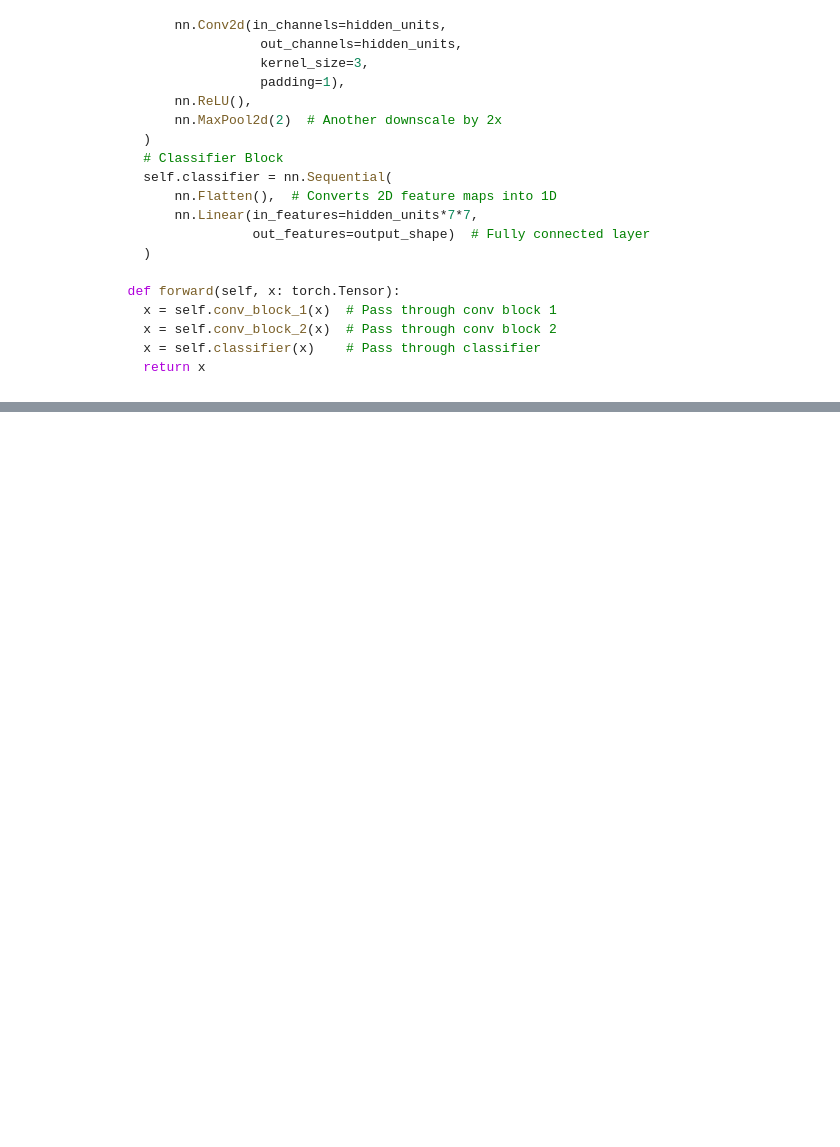
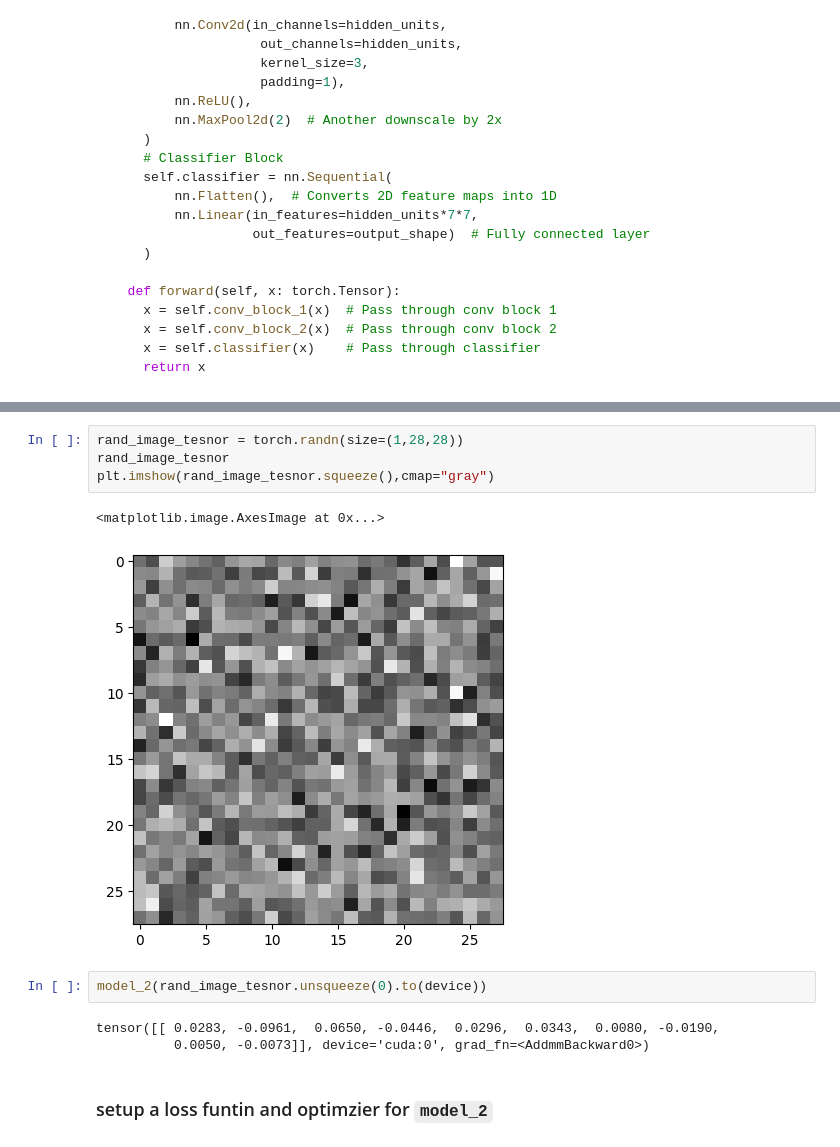
Before and after one commit to lewisnjue/AI, a Jupyter notebook: computer_vision_and_convolution_neural_network.ipynb, the cells around one changed output, grey strips where cells are left out. Saved outputs shown, nothing was run; the diff lists cells and outputs as text; blank space fills up the shorter version.

```diff
--- a/computer_vision_and_convolution_neural_network.ipynb
+++ b/computer_vision_and_convolution_neural_network.ipynb
@@ -926,0 +1065,14 @@ What Format Do PyTorch CNNs Expect?
+# %%
+rand_image_tesnor = torch.randn(size=(1,28,28))
+rand_image_tesnor
+plt.imshow(rand_image_tesnor.squeeze(),cmap="gray")
+# %% [output]
+<matplotlib.image.AxesImage at 0x...>
+[figure, added]
+# %%
+model_2(rand_image_tesnor.unsqueeze(0).to(device))
+# %% [output]
+tensor([[ 0.0283, -0.0961,  0.0650, -0.0446,  0.0296,  0.0343,  0.0080, -0.0190,
+          0.0050, -0.0073]], device='cuda:0', grad_fn=<AddmmBackward0>)
+# %% [markdown]
+###  setup a loss funtin and optimzier for `model_2`
```
Also changed, not shown: parts of 24 cells of this notebook.
